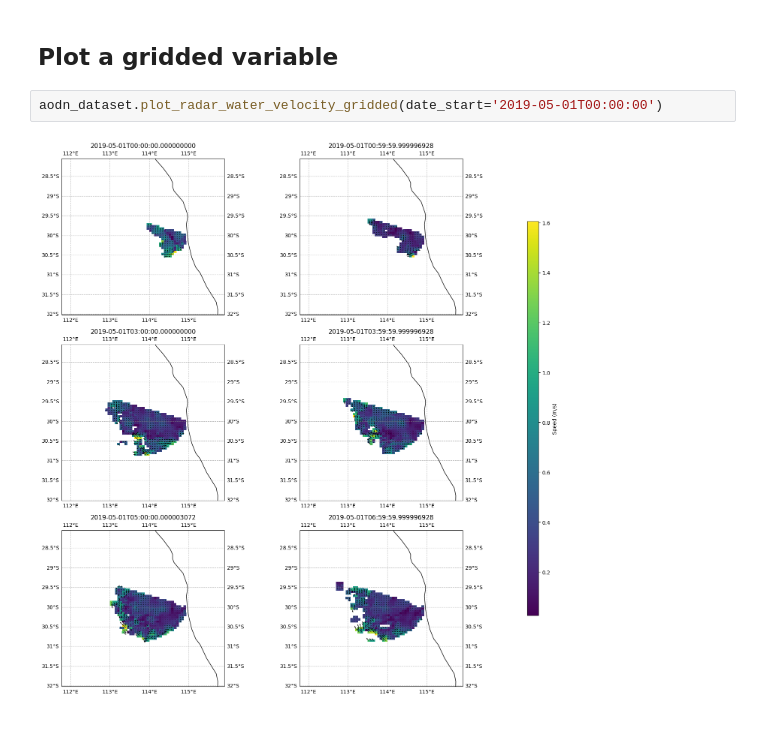
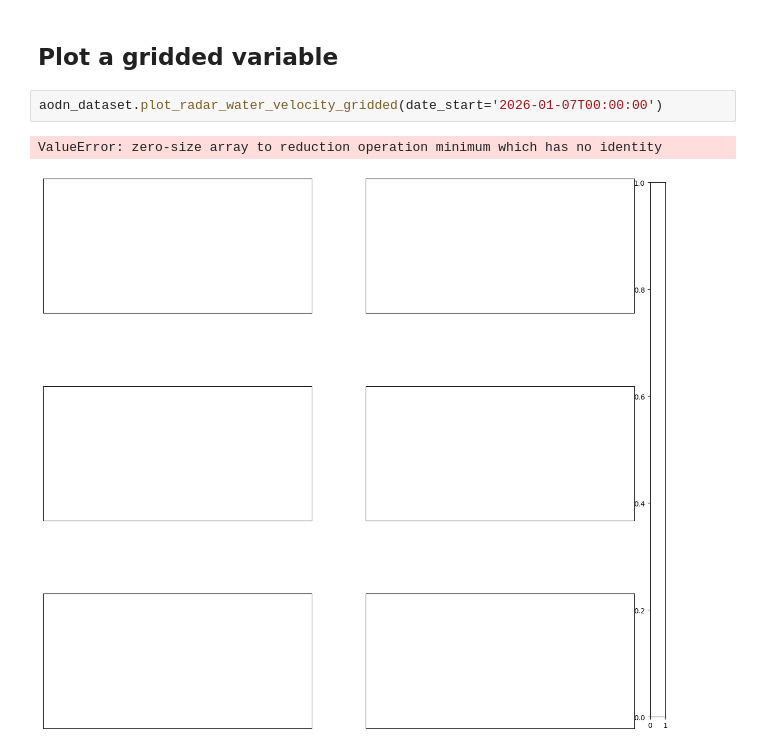
Before and after one commit to aodn/aodn_cloud_optimised, a Jupyter notebook: notebooks/radar_CoralCoast_velocity_hourly_averaged_realtime_nonqc.ipynb, the cells around one changed output. Drawn from its saved outputs; the diff is of its cells as text.

```diff
--- a/notebooks/radar_CoralCoast_velocity_hourly_averaged_realtime_nonqc.ipynb
+++ b/notebooks/radar_CoralCoast_velocity_hourly_averaged_realtime_nonqc.ipynb
@@ -72,8 +73,9 @@ aodn_dataset.plot_time_coverage()
 # %% [markdown]
 ## Plot a gridded variable
 # %%
-aodn_dataset.plot_radar_water_velocity_gridded(date_start='2019-05-01T00:00:00')
+aodn_dataset.plot_radar_water_velocity_gridded(date_start='2026-01-07T00:00:00')
 # %% [output]
+ValueError: zero-size array to reduction operation minimum which has no identity
-[figure, old version]
+[figure, new version]
 # %%
 %%time
```
Also changed, not shown: parts of 7 cells of this notebook.
